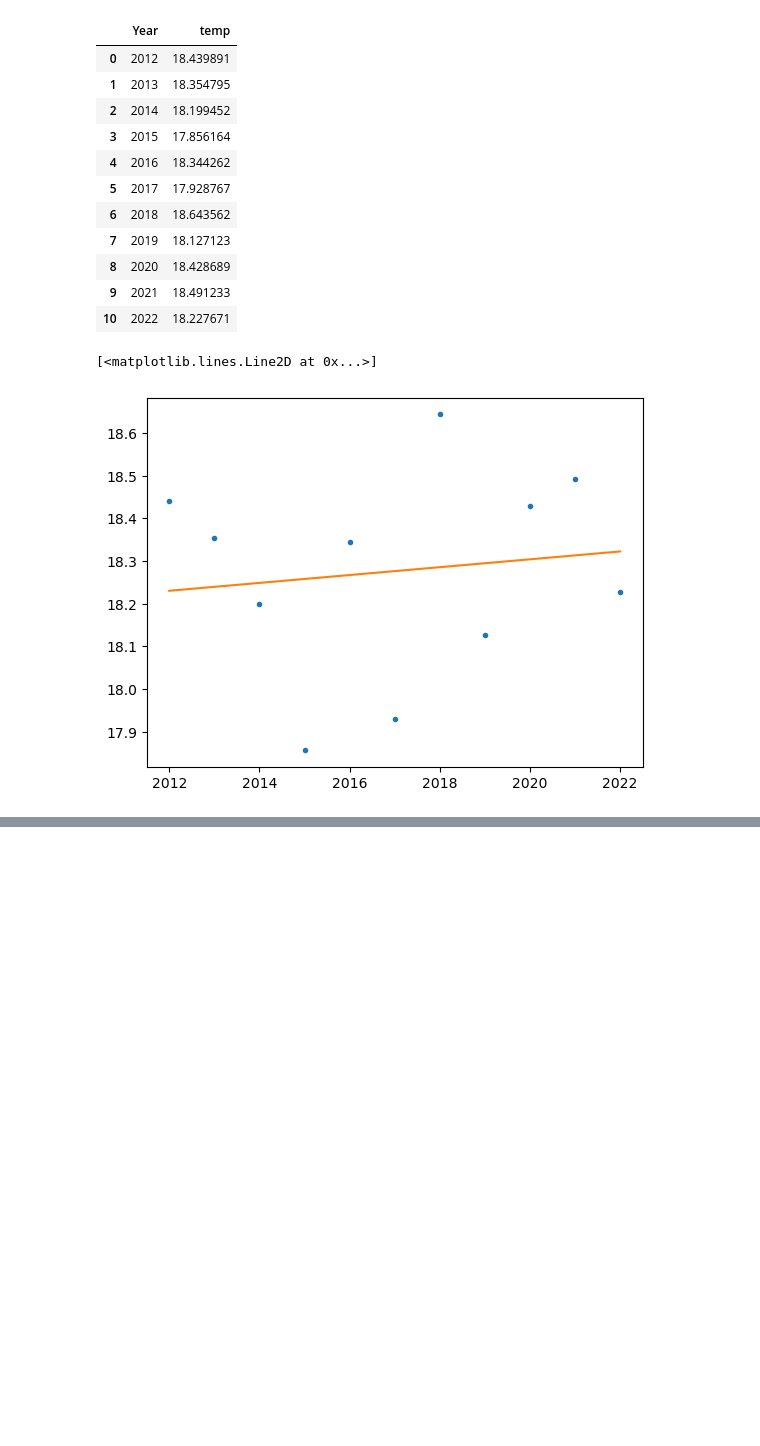
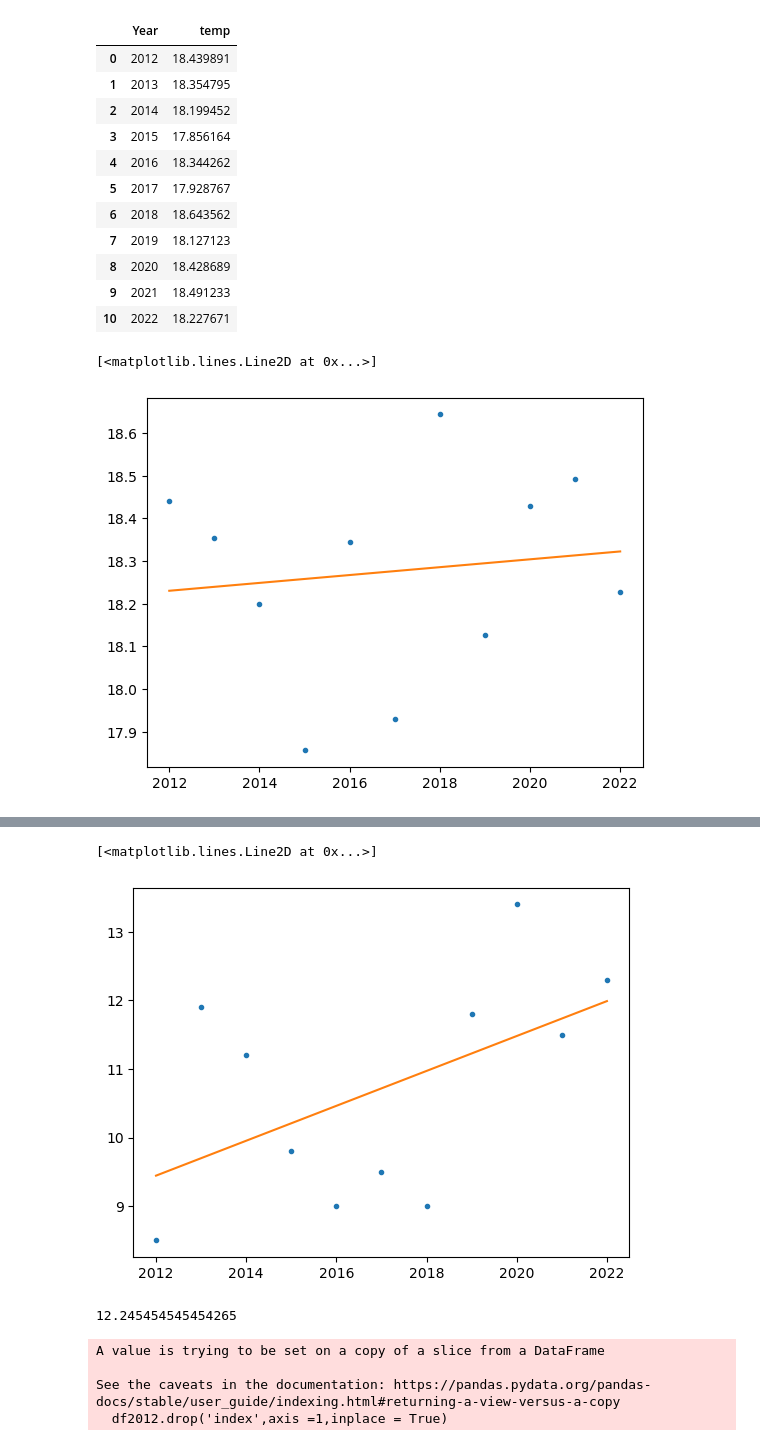
Before and after one commit to giannpan/Data-Science, a Jupyter notebook: Weather Analysis/Weather Analysis.ipynb, the cells around one changed output, grey strips where cells are left out. Drawn from its saved outputs; the diff is of its cells as text; code cells hidden in the pictures; blank space fills up the shorter version.

```diff
--- a/Weather Analysis/Weather Analysis.ipynb
+++ b/Weather Analysis/Weather Analysis.ipynb
@@ -686,0 +838,4 @@ for i in range(len(dfn['temp'])):
+# %%
+dfc = df.loc[(df['Month'] == 10) | (df['Month'] == 11) |(df['Month'] == 12),['datetime','temp','tempmax','tempmin','Year','Month']].reset_index()
+# %%
+dfc['day'] = dfc['datetime'].dt.day
@@ -686,0 +876,2 @@ for i in range(len(dfn['temp'])):
+# %%
+dfcd = dfc[(dfc['Month']==12) & (dfc['day']==25)][['temp','Year']]
@@ -686,0 +893,14 @@ for i in range(len(dfn['temp'])):
+# %%
+x1 = (dfcd['Year'].to_numpy())
+y1 = (dfcd['temp'].to_numpy())
+k, d = np.polyfit(x1, y1, 1)
+y1_pred = k*x1 + d
+plt.plot(x1, y1, '.')
+plt.plot(x1, y1_pred)
+# %% [output]
+[<matplotlib.lines.Line2D at 0x...>]
+[figure, added]
+# %%
+k*(2023) + d
+# %% [output]
+12.245454545454265
@@ -686,0 +909,7 @@ for i in range(len(dfn['temp'])):
+# %%
+df2012.drop('index',axis =1,inplace = True)
+# %% [output]
+A value is trying to be set on a copy of a slice from a DataFrame
+
+See the caveats in the documentation: https://pandas.pydata.org/pandas-docs/stable/user_guide/indexing.html#returning-a-view-versus-a-copy
+  df2012.drop('index',axis =1,inplace = True)
```
Also changed, not shown: parts of 27 cells of this notebook.
